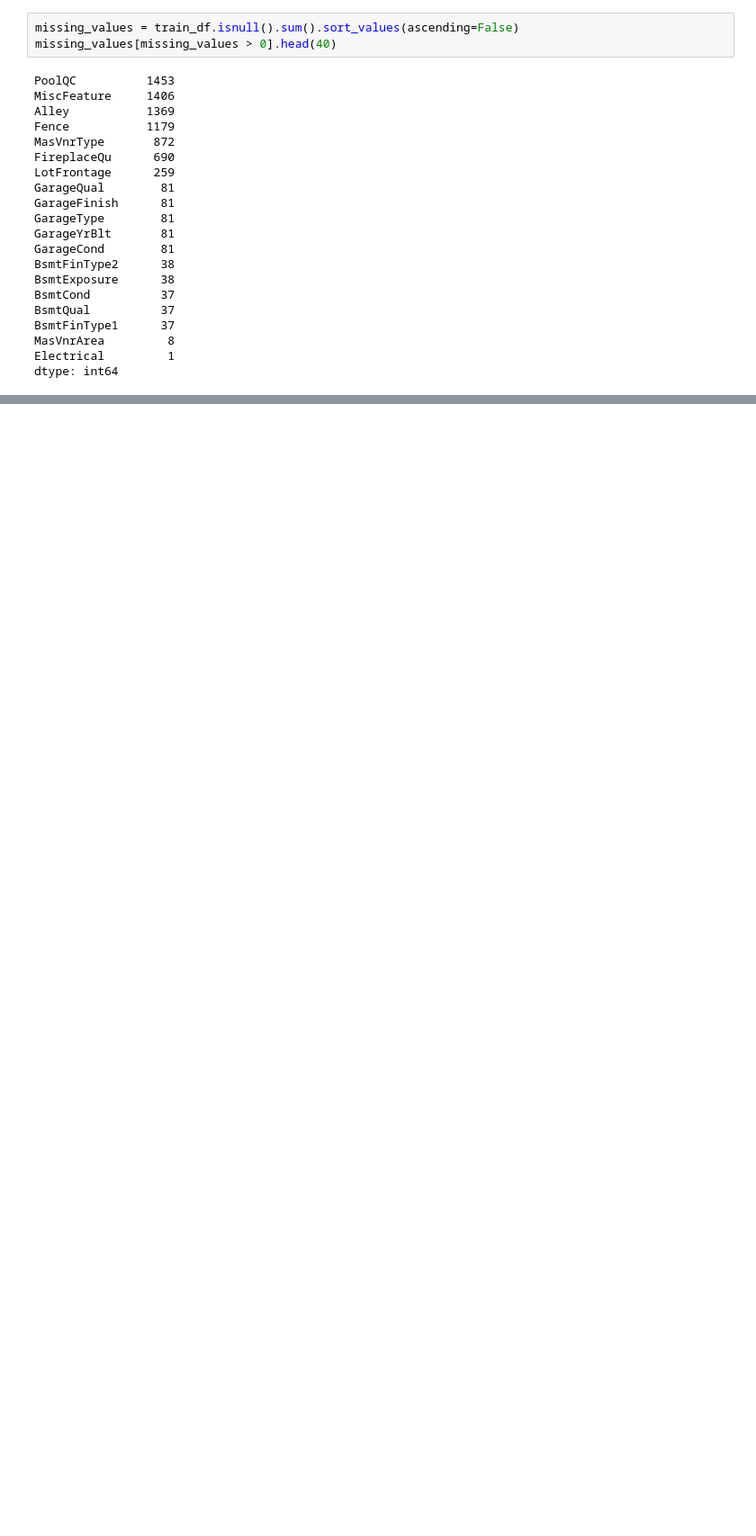
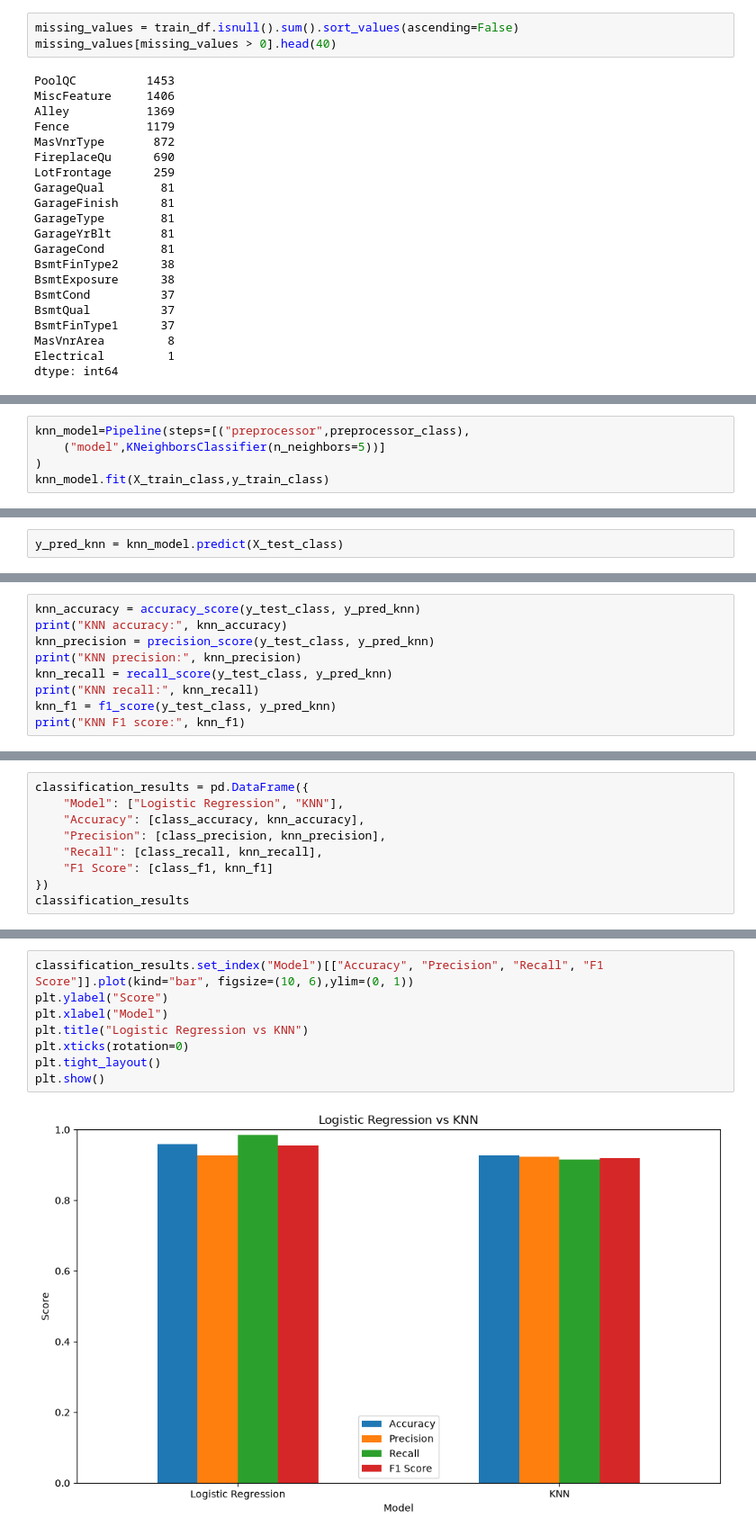
Before and after one commit to esthermichelle/House-Price-ML, a Jupyter notebook: notebooks/house_price_ml.ipynb, the cells around one changed output, grey strips where cells are left out. Shown at 90% size. Drawn from its saved outputs; the diff is of its cells as text; blank space fills up the shorter version.

```diff
--- a/notebooks/house_price_ml.ipynb
+++ b/notebooks/house_price_ml.ipynb
@@ -114,0 +444,5 @@ dtype: int64
+# %%
+knn_model=Pipeline(steps=[("preprocessor",preprocessor_class),
+    ("model",KNeighborsClassifier(n_neighbors=5))]
+)
+knn_model.fit(X_train_class,y_train_class)
@@ -114,0 +470,2 @@ dtype: int64
+# %%
+y_pred_knn = knn_model.predict(X_test_class)
@@ -114,0 +475,9 @@ dtype: int64
+# %%
+knn_accuracy = accuracy_score(y_test_class, y_pred_knn)
+print("KNN accuracy:", knn_accuracy)
+knn_precision = precision_score(y_test_class, y_pred_knn)
+print("KNN precision:", knn_precision)
+knn_recall = recall_score(y_test_class, y_pred_knn)
+print("KNN recall:", knn_recall)
+knn_f1 = f1_score(y_test_class, y_pred_knn)
+print("KNN F1 score:", knn_f1)
@@ -114,0 +493,9 @@ dtype: int64
+# %%
+classification_results = pd.DataFrame({
+    "Model": ["Logistic Regression", "KNN"],
+    "Accuracy": [class_accuracy, knn_accuracy],
+    "Precision": [class_precision, knn_precision],
+    "Recall": [class_recall, knn_recall],
+    "F1 Score": [class_f1, knn_f1]
+})
+classification_results
@@ -114,0 +509,10 @@ dtype: int64
+# %%
+classification_results.set_index("Model")[["Accuracy", "Precision", "Recall", "F1 Score"]].plot(kind="bar", figsize=(10, 6),ylim=(0, 1))
+plt.ylabel("Score")
+plt.xlabel("Model")
+plt.title("Logistic Regression vs KNN")
+plt.xticks(rotation=0)
+plt.tight_layout()
+plt.show()
+# %% [output]
+[figure, added]
```
Also changed, not shown: parts of 56 cells of this notebook.
